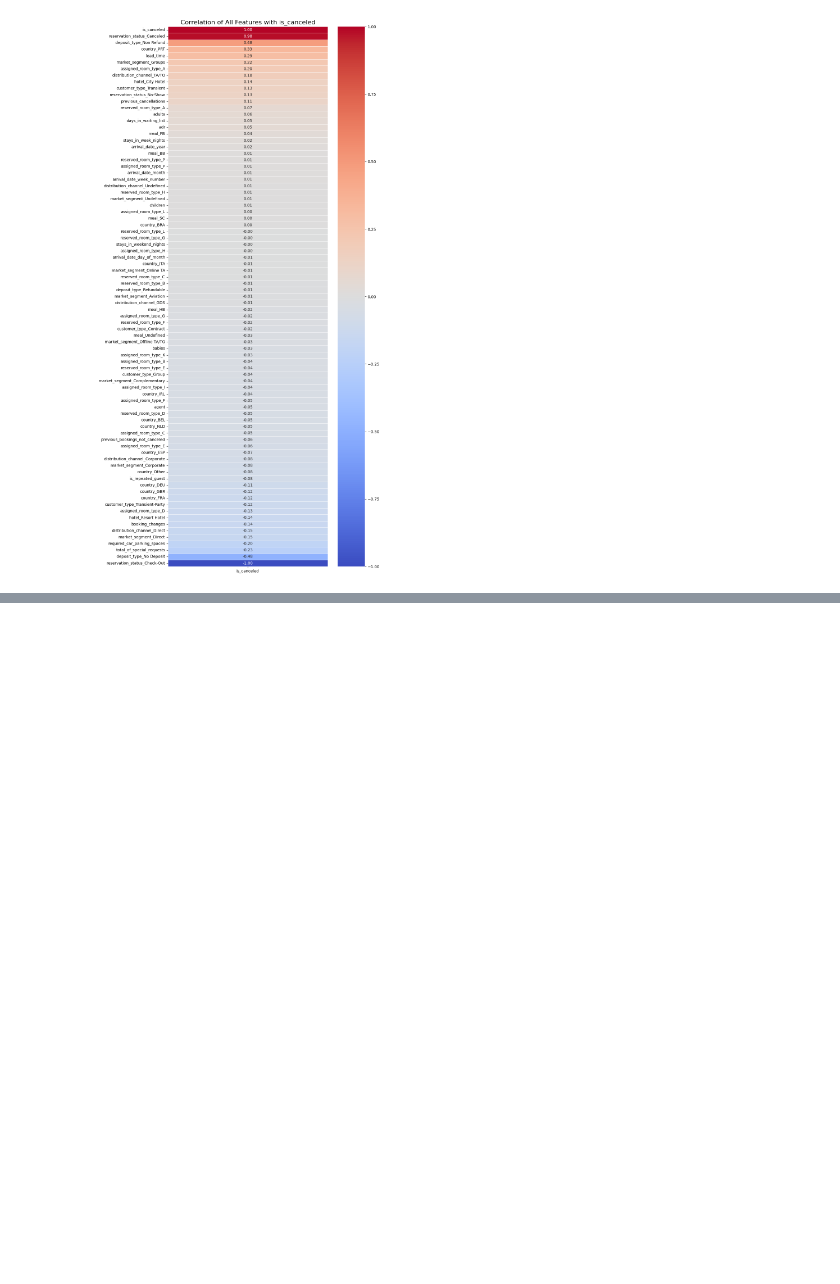
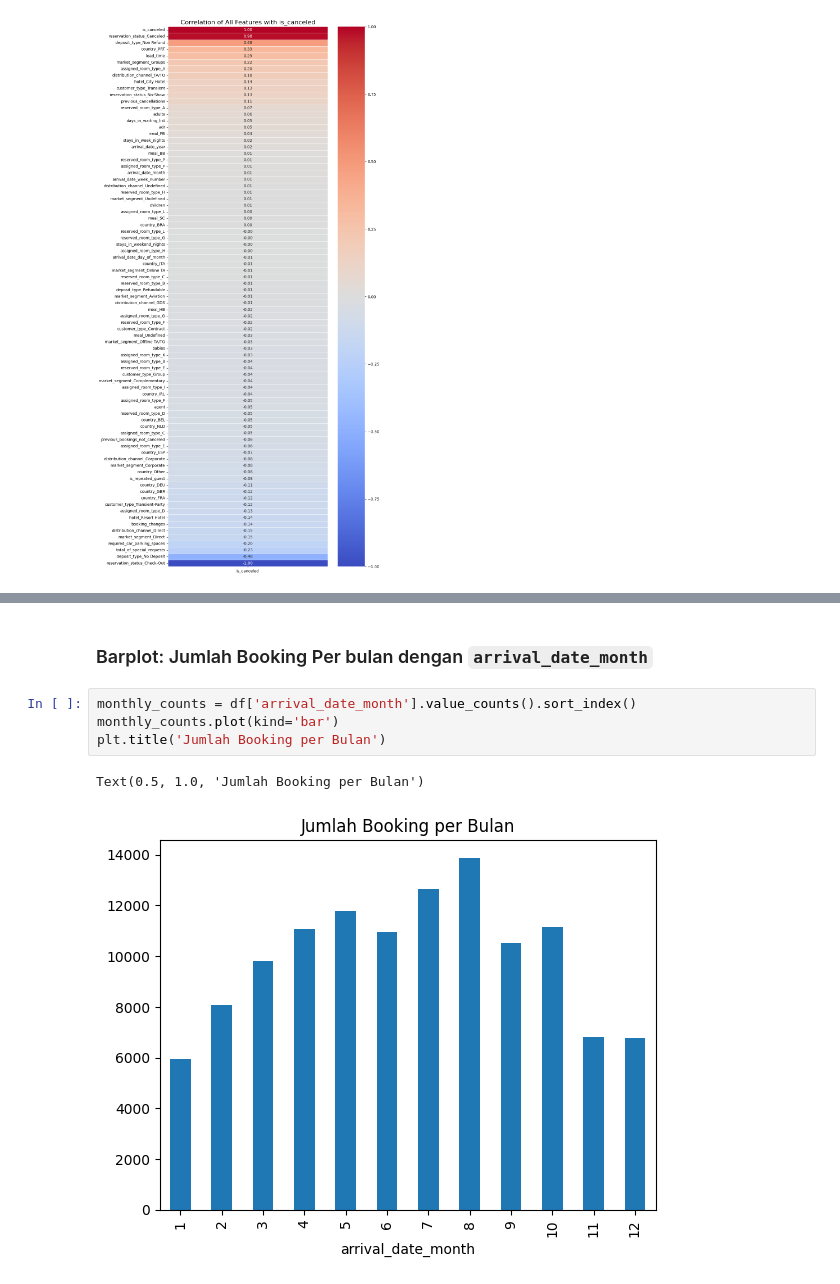
Before and after one commit to krauchelli/ml-sem6-hotel-booking, a Jupyter notebook: ujian.ipynb, the cells around one changed output, grey strips where cells are left out. Saved outputs shown, nothing was run; the diff lists cells and outputs as text; blank space fills up the shorter version.

```diff
--- a/ujian.ipynb
+++ b/ujian.ipynb
@@ -307,0 +318,9 @@ plt.show()
+# %% [markdown]
+### Barplot: Jumlah Booking Per bulan dengan `arrival_date_month`
+# %%
+monthly_counts = df['arrival_date_month'].value_counts().sort_index()
+monthly_counts.plot(kind='bar')
+plt.title('Jumlah Booking per Bulan')
+# %% [output]
+Text(0.5, 1.0, 'Jumlah Booking per Bulan')
+[figure, added]
```
Also changed, not shown: parts of 25 cells of this notebook.
